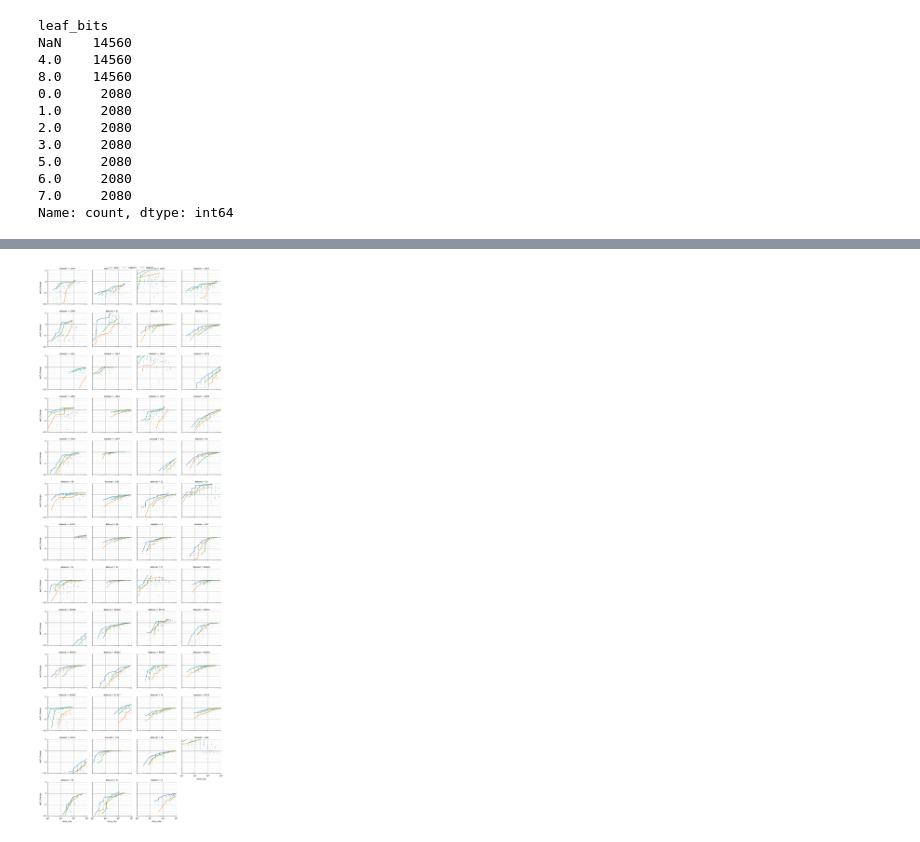
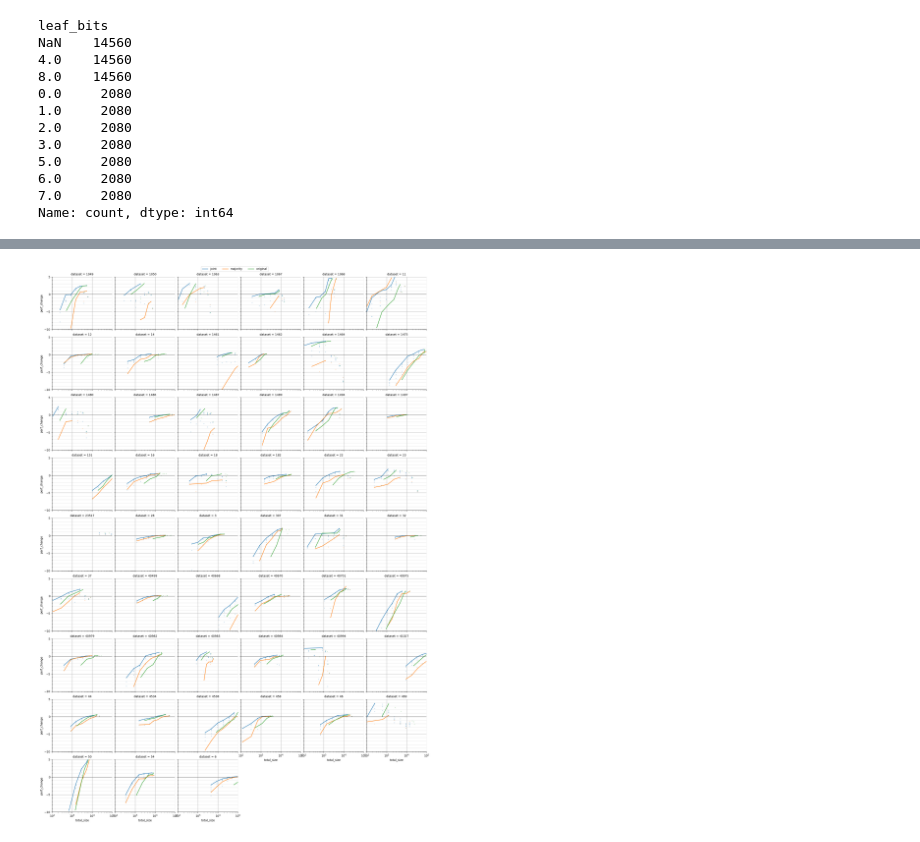
Before and after one commit to jonnor/leaf-clustering, a Jupyter notebook: notebooks/HyperParameters.ipynb, the cells around one changed output, grey strips where cells are left out. Saved outputs shown, nothing was run; the diff lists cells and outputs as text; code cells hidden in the pictures.

Commit message:
figures: Initial results across datasets
For appendix

```diff
--- a/notebooks/HyperParameters.ipynb
+++ b/notebooks/HyperParameters.ipynb
@@ -25,7 +25,7 @@ def read_parquet(pattern, **kwargs):
     return df
 # %%
 
-all_data =  read_parquet('../dec26-0/*')
+all_data =  read_parquet('../dec26-int16/*')
 all_data
 # %% [output]
 |  | leaves_per_class | leaf_bits | split | test_nodes | test_leaves | test_leasize | test_uniqueleaves | ... |
@@ -103,11 +109,9 @@ data.head(5)
 # %%
 
-def compute_perf_change(df, groupby='dataset', metric='test_roc_auc'):
+def compute_perf_change(df, groupby='dataset', metric='test_roc_auc', ref=None):
     df = df.copy()
 
-    ref_df = df[df.experiment == 'sklearn_defaults'].reset_index().groupby('dataset').median(numeric_only=True)
-
-    print(sorted(ref_df.index))
+    ref_df = ref.reset_index().groupby('dataset').median(numeric_only=True)
 
     # Extract change in performance
     def subtract_ref(df, metric='test_roc_auc'):
@@ -143,7 +147,8 @@ unoptimized = unoptimized.dropna(subset=['strategy'])
 #print(unoptimized[unoptimized.experiment == 'sklearn_defaults']['strategy'].value_counts())
 print(unoptimized.experiment.value_counts())
 print(unoptimized.strategy.value_counts())
-unoptimized = compute_perf_change(unoptimized, groupby=['dataset'])
+ref = enrich_results(ref, leaf_node_bytes_default=4)
+unoptimized = compute_perf_change(unoptimized, groupby=['dataset'], ref=ref)
 unoptimized.head(1)
 
 #unoptimized.experiment.value_counts()
@@ -420,4 +353,7 @@ sel.loc['1049']
 # %%
+
+from src.utils.pareto import find_pareto_front, plot_pareto_front
+
 
 sel = reduced.reset_index()
 sel = aggregated_performance(sel)
@@ -446,7 +382,7 @@ pareto = sel.groupby(['dataset', 'strategy'], as_index=True).apply(find_pareto)
 g = seaborn.relplot(data=pareto.reset_index(),
                 kind='line',
                 col='dataset',
-                col_wrap=4,
+                col_wrap=6,
                 y='perf_change',
                 x='total_size',
                 hue='strategy',
@@ -471,34 +407,38 @@ for ax, (_, facet_data) in zip(g.axes.flat, g.facet_data()):
         hue_order=strategy_order,
         alpha=0.5,
         legend=False,
         s=5.0,
         zorder=1,
     )
 
 # Configure scale
 g.set(xscale="log")
 g.set(ylim=(-10, 5))
 g.set(xlim=(100, 100e3))
 g.refline(y=0.0, ls='-', color='black', alpha=0.5, lw=1.0)
 
 # Configure legend
 g.figure.legends = []
 g.figure.legend(loc="upper center", ncol=3)
 g.figure.tight_layout()
 
 # Configure grid
 from matplotlib.ticker import LinearLocator, FixedLocator, MultipleLocator
 for ax in g.axes.flat:
     ax.grid(True, which='major', axis='x', linestyle='-', linewidth=1.0)
     ax.grid(True, which='major', axis='y', linestyle='-', linewidth=1.0)
     ax.grid(True, which='minor', axis='y', linestyle='-', linewidth=0.3)
     ax.yaxis.set_major_locator(MultipleLocator(5.0))
     ax.yaxis.set_minor_locator(MultipleLocator(1.0))
 
+# Reduce space beween subplots, and make room for legend up top
+g.figure.subplots_adjust(wspace=0.05, hspace=0.15, top=0.98)
+
+
 fig = g.figure
 fig.savefig('perf-pareto-datasets.png')
 # %% [output]
-[figure, old version]
+[figure, new version]
 # %%
 
 def find_differences(pareto, groups='strategy', ref='joint'):
```
Also changed, not shown: parts of 21 cells of this notebook, 1 other file.
